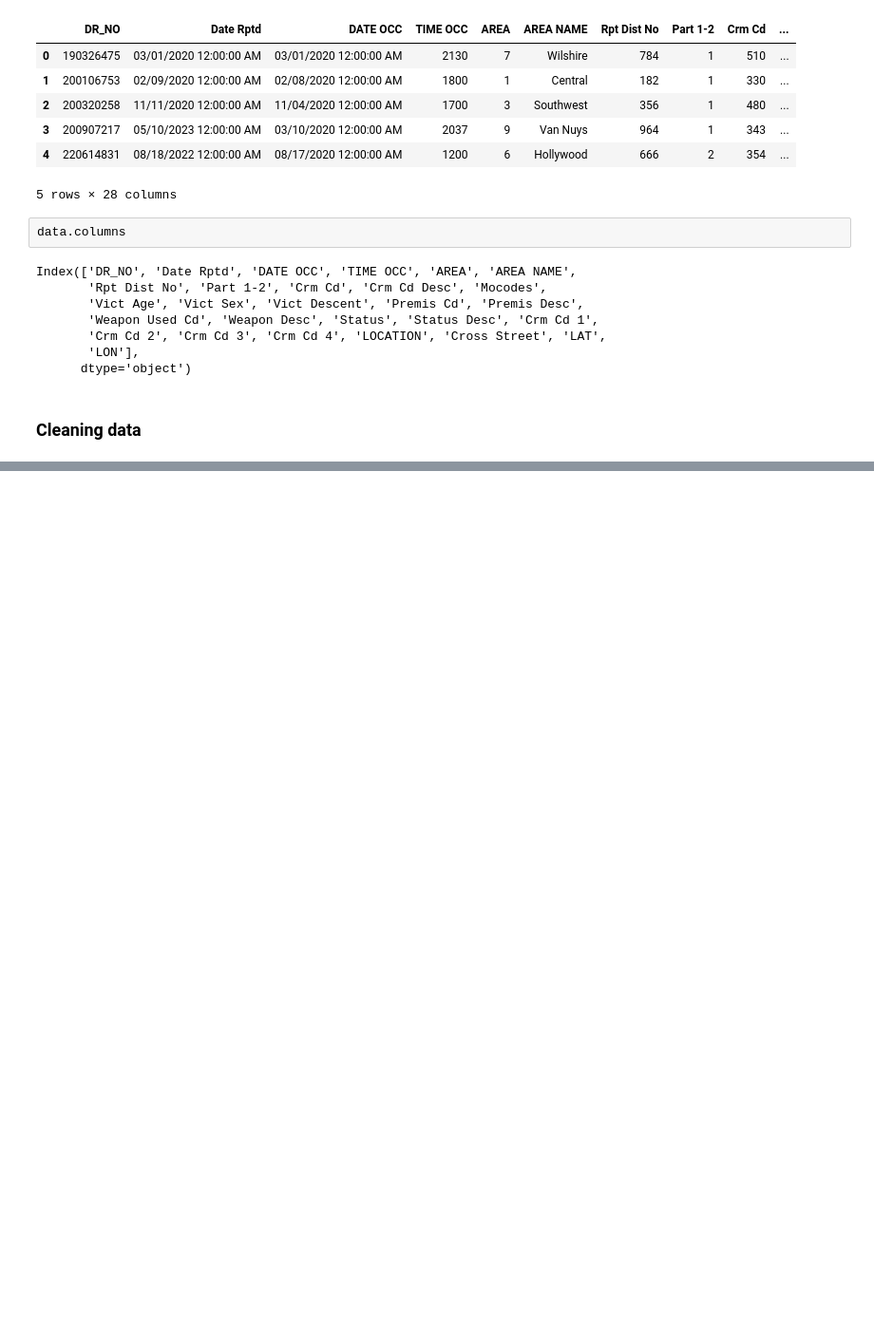
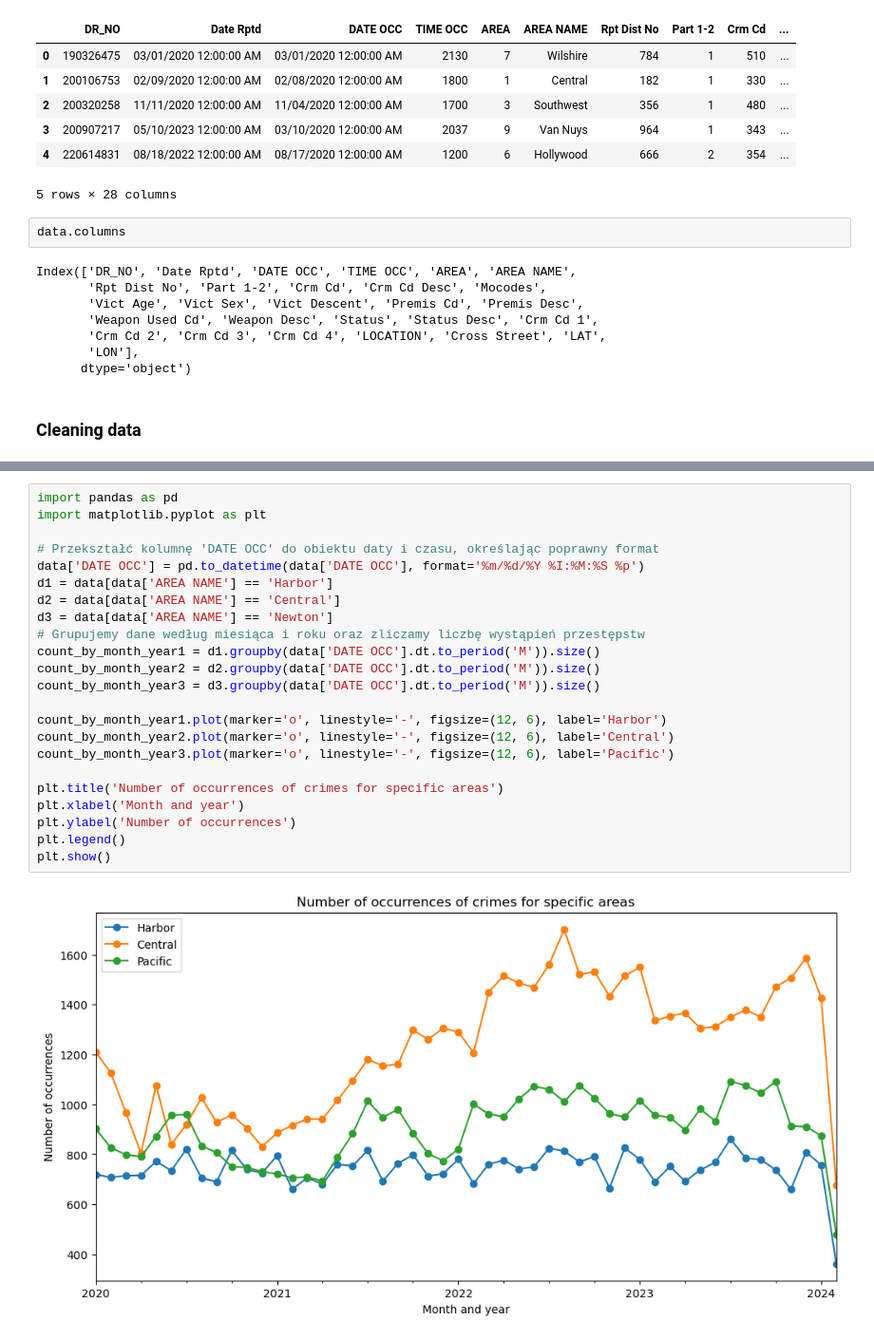
Before and after one commit to kappa243/data_explo, a Jupyter notebook: main.ipynb, the cells around one changed output, grey strips where cells are left out. Shown at 95% size. Drawn from its saved outputs; the diff is of its cells as text; blank space fills up the shorter version.

```diff
--- a/main.ipynb
+++ b/main.ipynb
@@ -60,0 +110,25 @@ dtype: int64
+# %%
+import pandas as pd
+import matplotlib.pyplot as plt
+
+# Przekształć kolumnę 'DATE OCC' do obiektu daty i czasu, określając poprawny format
+data['DATE OCC'] = pd.to_datetime(data['DATE OCC'], format='%m/%d/%Y %I:%M:%S %p')
+d1 = data[data['AREA NAME'] == 'Harbor']
+d2 = data[data['AREA NAME'] == 'Central']
+d3 = data[data['AREA NAME'] == 'Newton']
+# Grupujemy dane według miesiąca i roku oraz zliczamy liczbę wystąpień przestępstw
+count_by_month_year1 = d1.groupby(data['DATE OCC'].dt.to_period('M')).size()
+count_by_month_year2 = d2.groupby(data['DATE OCC'].dt.to_period('M')).size()
+count_by_month_year3 = d3.groupby(data['DATE OCC'].dt.to_period('M')).size()
+
+count_by_month_year1.plot(marker='o', linestyle='-', figsize=(12, 6), label='Harbor')
+count_by_month_year2.plot(marker='o', linestyle='-', figsize=(12, 6), label='Central')
+count_by_month_year3.plot(marker='o', linestyle='-', figsize=(12, 6), label='Pacific')
+
+plt.title('Number of occurrences of crimes for specific areas')
+plt.xlabel('Month and year')
+plt.ylabel('Number of occurrences')
+plt.legend()
+plt.show()
+# %% [output]
+[figure, added]
```
Also changed, not shown: parts of 7 cells of this notebook.
